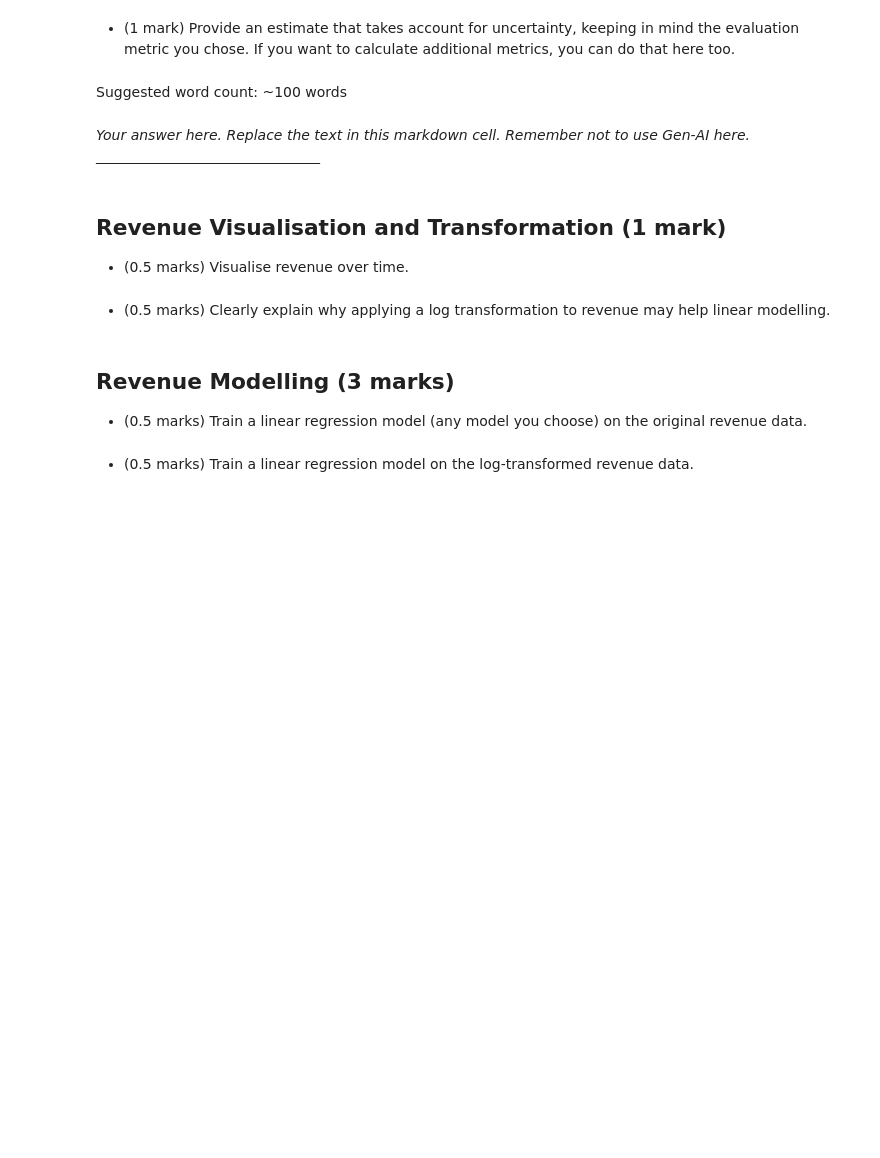
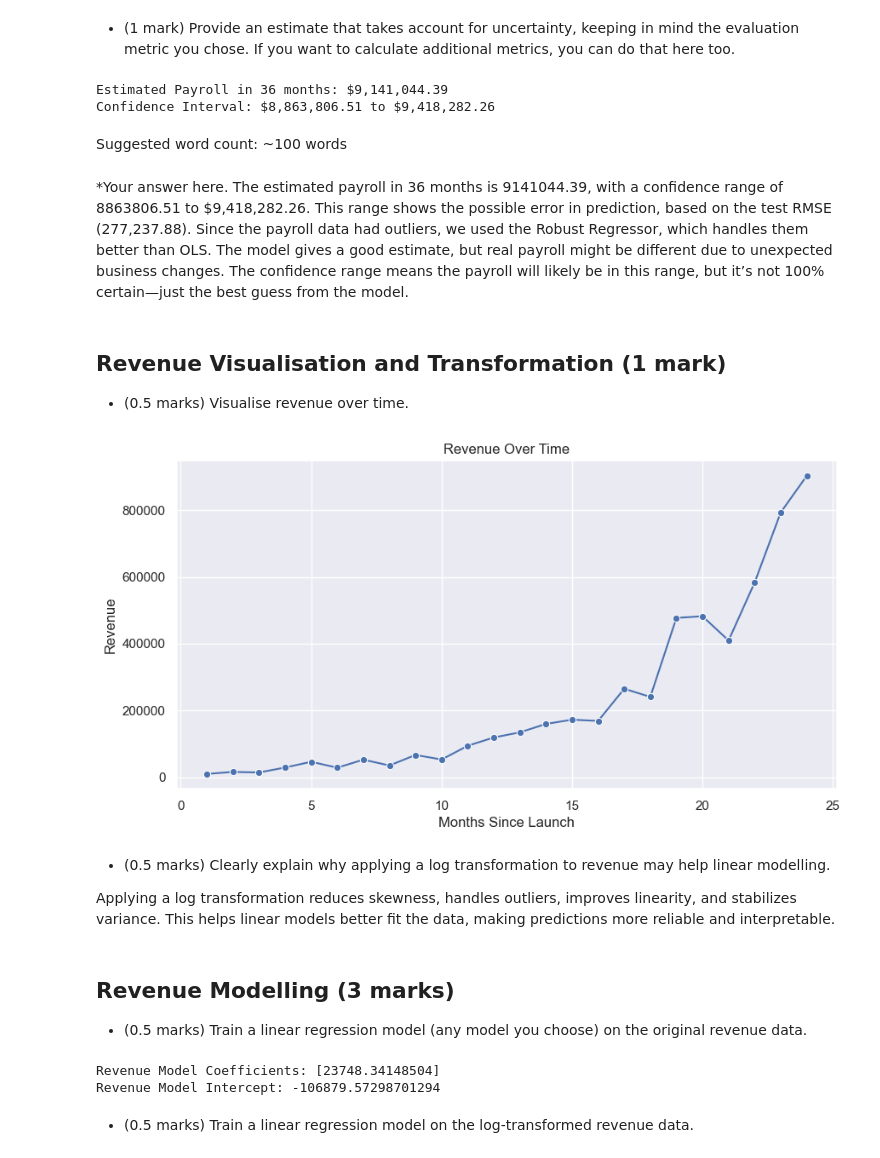
Before and after one commit to ErDipeshPaudel/Financial_Forecasting_Model_VentureGrowth_Predictor, a Jupyter notebook: assignment1.ipynb, the cells around one changed output. Drawn from its saved outputs; the diff is of its cells as text; code cells hidden in the pictures; blank space fills up the shorter version.

```diff
--- a/assignment1.ipynb
+++ b/assignment1.ipynb
@@ -176,3 +279,16 @@ Suggested word count: ~50 words
   - Training: all months except last two.
   - Validation: second-last month.
   - Test: last month.
+# %%
+# Sort dataset by Months_Since_Launch to maintain order
+df = df.sort_values(by="Months_Since_Launch")
+
+# Define the split points
+train_data = df.iloc[:-2]   # All months except the last two
+val_data = df.iloc[-2:-1]   # Second-last month
+test_data = df.iloc[-1:]    # Last month
+
+# Display the shapes of the sets
+print("Training Set Shape:", train_data.shape)
+print("Validation Set Shape:", val_data.shape)
+print("Test Set Shape:", test_data.shape)
@@ -228,28 +452,84 @@ Suggested word count: ~25 words
 - (1 mark) Provide an estimate that takes account for uncertainty,
   keeping in mind the evaluation metric you chose. If you want to
   calculate additional metrics, you can do that here too.
+# %%
+# Define the RMSE from the test set as uncertainty
+uncertainty_margin = robust_test_rmse  # 277,237.88
+
+# Compute upper and lower bounds
+lower_bound = future_payroll_pred[0] - uncertainty_margin
+upper_bound = future_payroll_pred[0] + uncertainty_margin
+
+# Print results
+print(f"Estimated Payroll in {last_month + 12} months: ${future_payroll_pred[0]:,.2f}")
+print(f"Confidence Interval: ${lower_bound:,.2f} to ${upper_bound:,.2f}")
+# %% [output]
+Estimated Payroll in 36 months: $9,141,044.39
+Confidence Interval: $8,863,806.51 to $9,418,282.26
 # %% [markdown]
 
 
 Suggested word count: ~100 words
 # %% [markdown]
-*Your answer here. Replace the text in this markdown cell. Remember not to use Gen-AI here.* ________________________________
+*Your answer here.
+The estimated payroll in 36 months is 9141044.39, with a confidence range of 8863806.51 to $9,418,282.26. This range shows the possible error in prediction, based on the test RMSE (277,237.88). Since the payroll data had outliers, we used the Robust Regressor, which handles them better than OLS. The model gives a good estimate, but real payroll might be different due to unexpected business changes. The confidence range means the payroll will likely be in this range, but it’s not 100% certain—just the best guess from the model.
 # %% [markdown]
 
 
 ## Revenue Visualisation and Transformation (1 mark)
 
 - (0.5 marks) Visualise revenue over time.
+# %%
+import matplotlib.pyplot as plt
+import seaborn as sns
+
+# Set Seaborn style for better aesthetics
+sns.set_theme(style="darkgrid")
+
+# Create the line plot
+plt.figure(figsize=(10,5))
+sns.lineplot(x=df["Months_Since_Launch"], y=df["Revenue"], marker='o', color='b')
+
+# Labels and title
+plt.xlabel("Months Since Launch")
+plt.ylabel("Revenue")
+plt.title("Revenue Over Time")
+plt.show()
+# %% [output]
+[figure, added]
 # %% [markdown]
 
 
 - (0.5 marks) Clearly explain why applying a log transformation to revenue may help linear modelling.
+
+Applying a log transformation reduces skewness, handles outliers, improves linearity, and stabilizes variance. This helps linear models better fit the data, making predictions more reliable and interpretable.
 # %% [markdown]
 
 
 ## Revenue Modelling (3 marks)
 
 - (0.5 marks) Train a linear regression model (any model you choose) on the original revenue data.
+# %%
+from sklearn.linear_model import LinearRegression
+
+# Prepare data
+X = df[["Months_Since_Launch"]]
+y = df["Revenue"]
+
+# Split the data
+X_train, X_val, X_test = X.iloc[:-2], X.iloc[-2:-1], X.iloc[-1:]
+y_train, y_val, y_test = y.iloc[:-2], y.iloc[-2:-1], y.iloc[-1:]
+
+# Train the model
+revenue_model = LinearRegression()
+revenue_model.fit(X_train, y_train)
+
+# Print coefficients
+print(f"Revenue Model Coefficients: {revenue_model.coef_}")
+print(f"Revenue Model Intercept: {revenue_model.intercept_}")
+# %% [output]
+Revenue Model Coefficients: [23748.34148504]
+Revenue Model Intercept: -106879.57298701294
 # %% [markdown]
 
 
```
Also changed, not shown: parts of 39 cells of this notebook.
